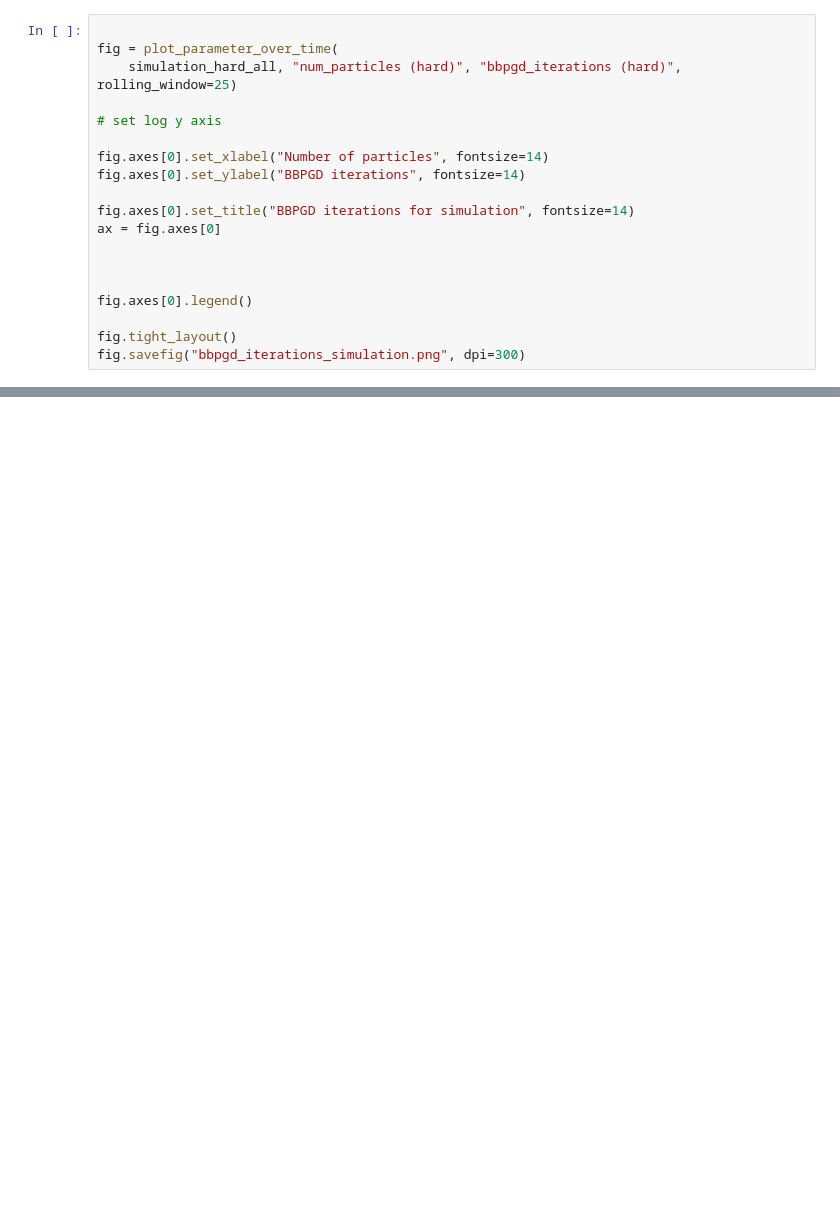
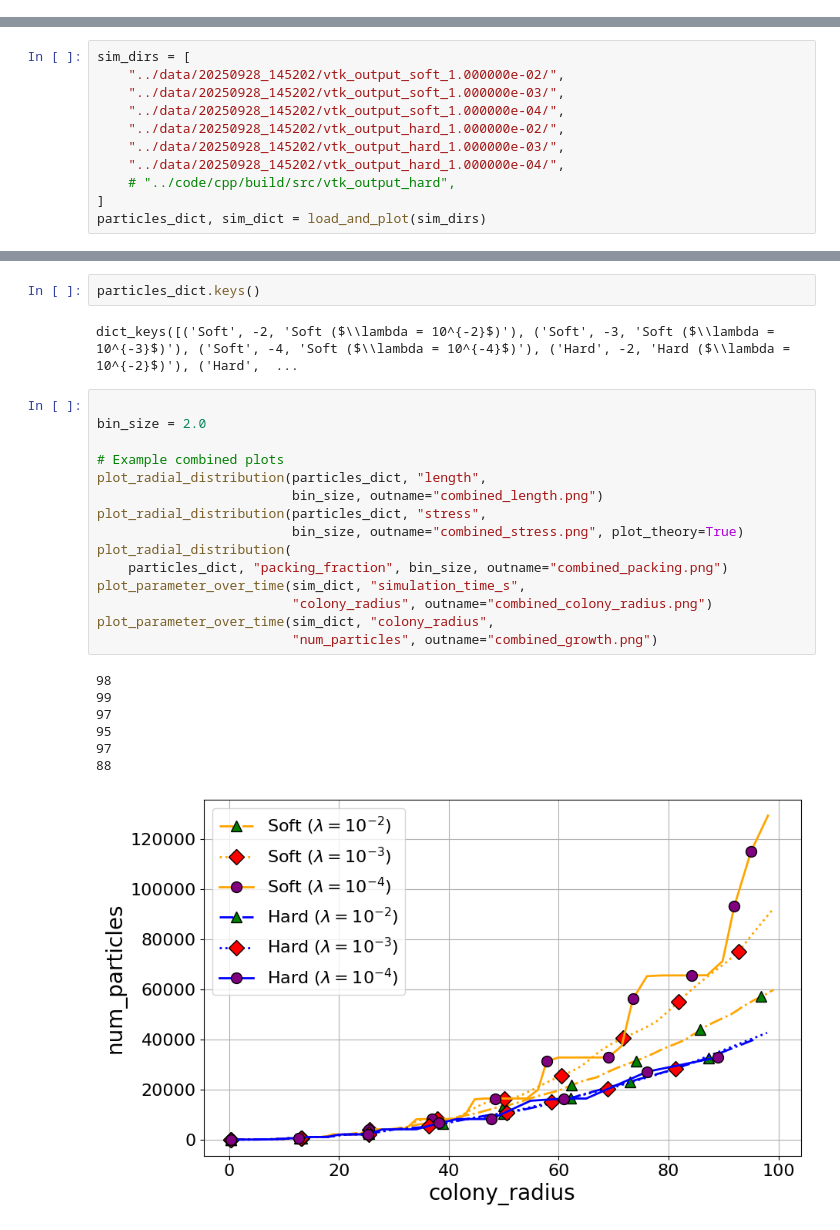
Before and after one commit to ManuelLerchner/ProliferatingCellCollectives-IDP, a Jupyter notebook: analysis/plot_combined.ipynb, the cells around one changed output, grey strips where cells are left out. Cells and saved outputs as stored; diff of their text form; blank space fills up the shorter version.

Commit message:
improve plots

```diff
--- a/analysis/plot_combined.ipynb
+++ b/analysis/plot_combined.ipynb
@@ -407,19 +122,0 @@ See the caveats in the documentation: https://pandas.pydata.org/pandas-docs/stab
-# %%
-
-fig = plot_parameter_over_time(
-    simulation_hard_all, "num_particles (hard)", "bbpgd_iterations (hard)", rolling_window=25)
-
-# set log y axis
-
-fig.axes[0].set_xlabel("Number of particles", fontsize=14)
-fig.axes[0].set_ylabel("BBPGD iterations", fontsize=14)
-
-fig.axes[0].set_title("BBPGD iterations for simulation", fontsize=14)
-ax = fig.axes[0]
-
-
-
-fig.axes[0].legend()
-
-fig.tight_layout()
-fig.savefig("bbpgd_iterations_simulation.png", dpi=300)
@@ -452,0 +228,11 @@ fig.savefig("max_overlap_simulation.png", dpi=300)
+# %%
+sim_dirs = [
+    "../data/20250928_145202/vtk_output_soft_1.000000e-02/",
+    "../data/20250928_145202/vtk_output_soft_1.000000e-03/",
+    "../data/20250928_145202/vtk_output_soft_1.000000e-04/",
+    "../data/20250928_145202/vtk_output_hard_1.000000e-02/",
+    "../data/20250928_145202/vtk_output_hard_1.000000e-03/",
+    "../data/20250928_145202/vtk_output_hard_1.000000e-04/",
+    # "../code/cpp/build/src/vtk_output_hard",
+]
+particles_dict, sim_dict = load_and_plot(sim_dirs)
@@ -452,0 +246,27 @@ fig.savefig("max_overlap_simulation.png", dpi=300)
+# %%
+particles_dict.keys()
+# %% [output]
+dict_keys([('Soft', -2, 'Soft ($\\lambda = 10^{-2}$)'), ('Soft', -3, 'Soft ($\\lambda = 10^{-3}$)'), ('Soft', -4, 'Soft ($\\lambda = 10^{-4}$)'), ('Hard', -2, 'Hard ($\\lambda = 10^{-2}$)'), ('Hard',  ...
+# %%
+
+bin_size = 2.0
+
+# Example combined plots
+plot_radial_distribution(particles_dict, "length",
+                         bin_size, outname="combined_length.png")
+plot_radial_distribution(particles_dict, "stress",
+                         bin_size, outname="combined_stress.png", plot_theory=True)
+plot_radial_distribution(
+    particles_dict, "packing_fraction", bin_size, outname="combined_packing.png")
+plot_parameter_over_time(sim_dict, "simulation_time_s",
+                         "colony_radius", outname="combined_colony_radius.png")
+plot_parameter_over_time(sim_dict, "colony_radius",
+                         "num_particles", outname="combined_growth.png")
+# %% [output]
+98
+99
+97
+95
+97
+88
+[figure, added]
```
Also changed, not shown: parts of 33 cells of this notebook, 2 other files.
